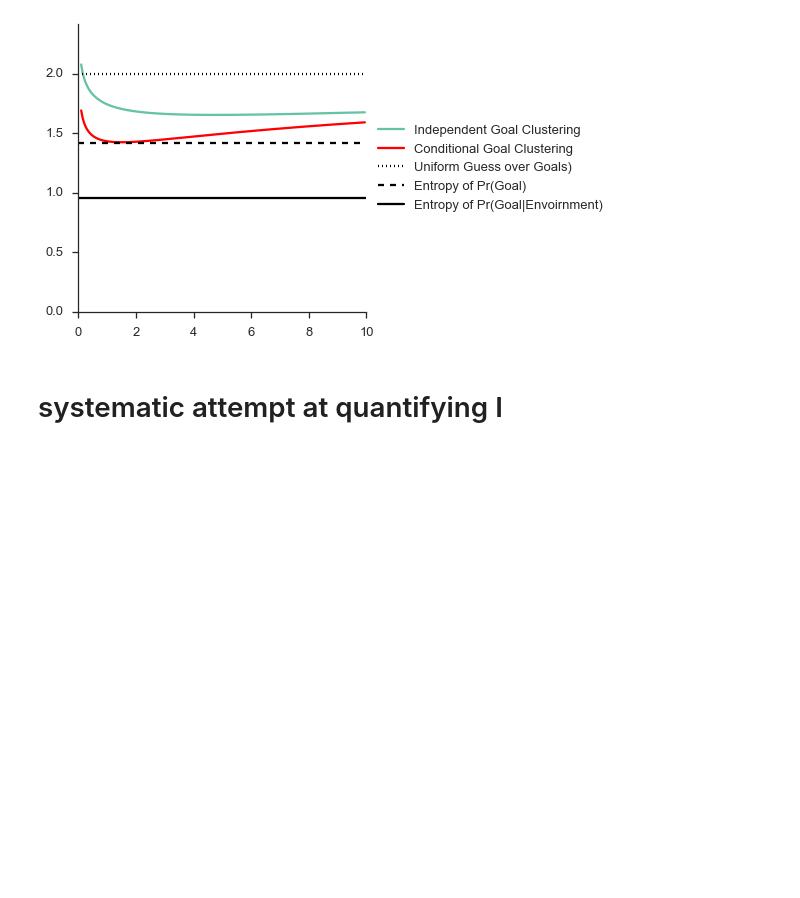
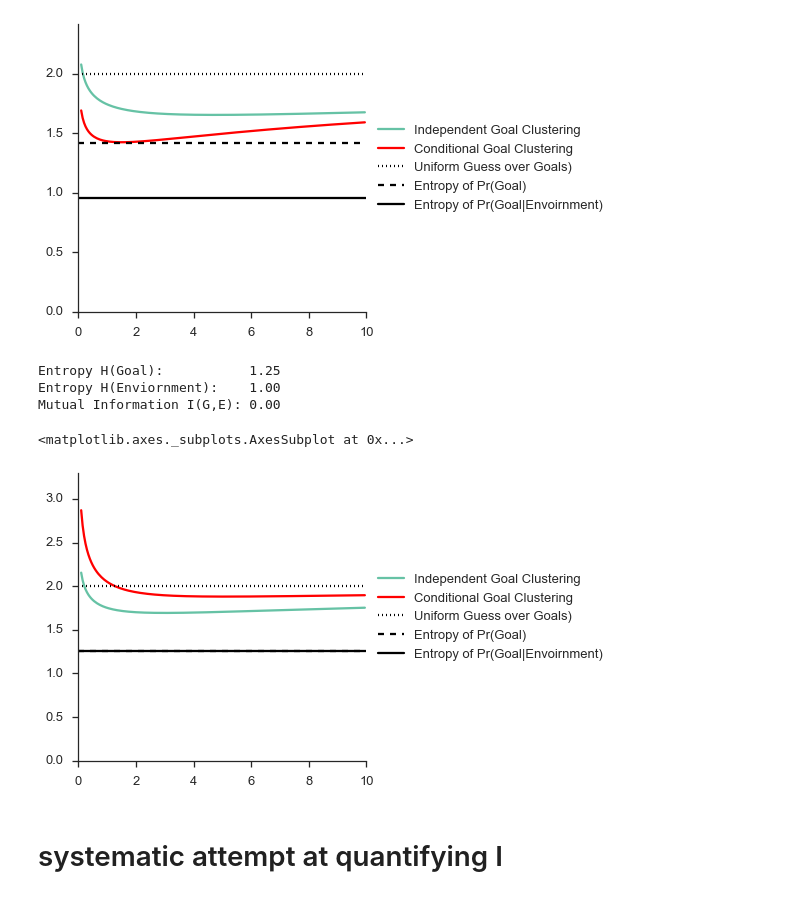
Before and after one commit to nicktfranklin/IndependentClusters, a Jupyter notebook: NormativeAnalysis.ipynb, the cells around one changed output. Drawn from its saved outputs; the diff is of its cells as text; code cells hidden in the pictures; blank space fills up the shorter version.

```diff
--- a/NormativeAnalysis.ipynb
+++ b/NormativeAnalysis.ipynb
@@ -202,6 +213,16 @@ Entropy H(Enviornment):    1.00
 Mutual Information I(G,E): 0.46
 <matplotlib.axes._subplots.AxesSubplot at 0x...>
 [figure]
+# %%
+context_goals = [0, 0, 1, 0, 0, 2, 0, 0, 1, 0, 0, 2]
+context_maps =  [0, 1, 0, 1, 0, 1, 0, 1, 1, 1, 0, 0]
+crp.plot_evaluate_joint(context_goals, context_maps)
+# %% [output]
+Entropy H(Goal):           1.25
+Entropy H(Enviornment):    1.00
+Mutual Information I(G,E): 0.00
+<matplotlib.axes._subplots.AxesSubplot at 0x...>
+[figure, added]
 # %% [markdown]
 # systematic attempt at quantifying I
 # %%
```
Also changed, not shown: parts of 4 cells of this notebook, 7 other files.
